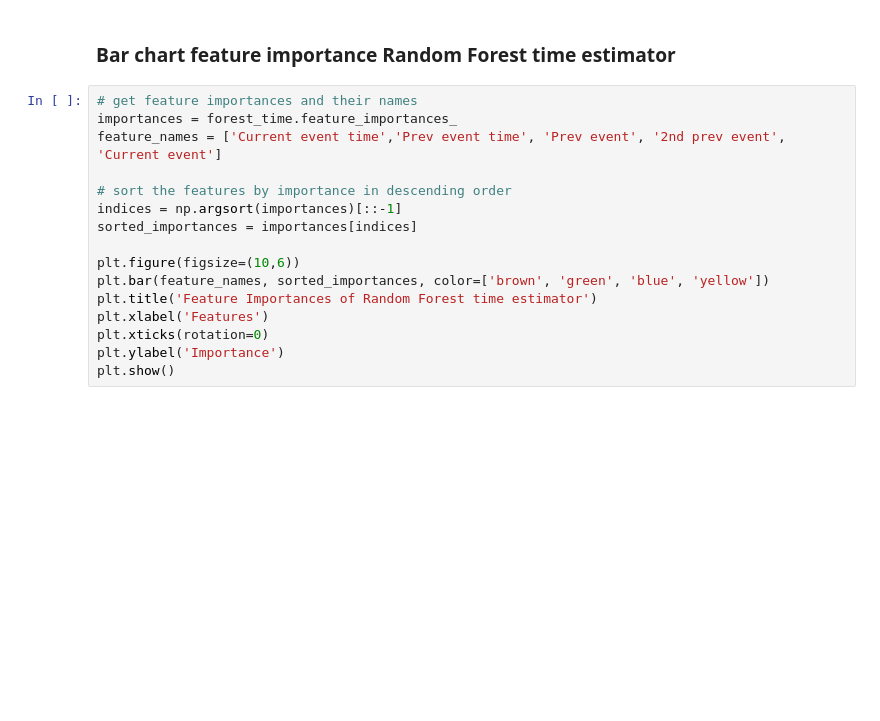
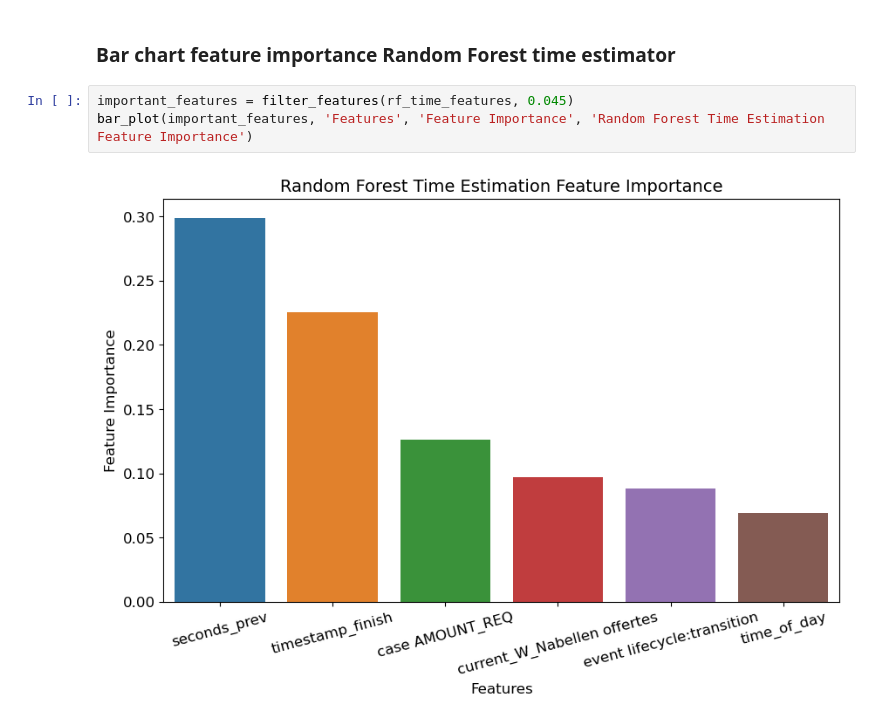
Before and after one commit to KonstantinGeorgiev0/Process-Mining, a Jupyter notebook: models.ipynb, the cells around one changed output. Saved outputs shown, nothing was run; the diff lists cells and outputs as text; blank space fills up the shorter version.

```diff
--- a/models.ipynb
+++ b/models.ipynb
@@ -416,18 +633,7 @@ plt.show()
 # %% [markdown]
 ### Bar chart feature importance Random Forest time estimator
 # %%
-# get feature importances and their names
-importances = forest_time.feature_importances_
-feature_names = ['Current event time','Prev event time', 'Prev event', '2nd prev event', 'Current event']
-
-# sort the features by importance in descending order
-indices = np.argsort(importances)[::-1]
-sorted_importances = importances[indices]
-
-plt.figure(figsize=(10,6))
-plt.bar(feature_names, sorted_importances, color=['brown', 'green', 'blue', 'yellow'])
-plt.title('Feature Importances of Random Forest time estimator')
-plt.xlabel('Features')
-plt.xticks(rotation=0)
-plt.ylabel('Importance')
-plt.show()
+important_features = filter_features(rf_time_features, 0.045)
+bar_plot(important_features, 'Features', 'Feature Importance', 'Random Forest Time Estimation Feature Importance')
+# %% [output]
+[figure, added]
```
Also changed, not shown: parts of 27 cells of this notebook.
